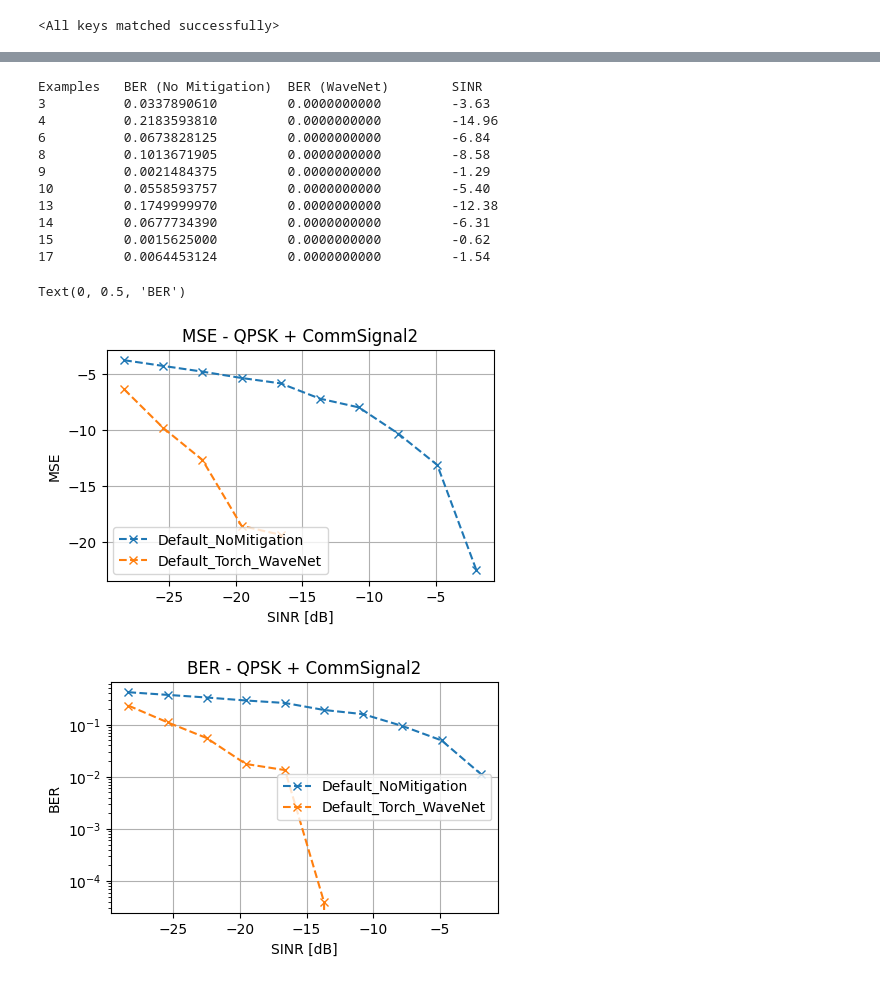
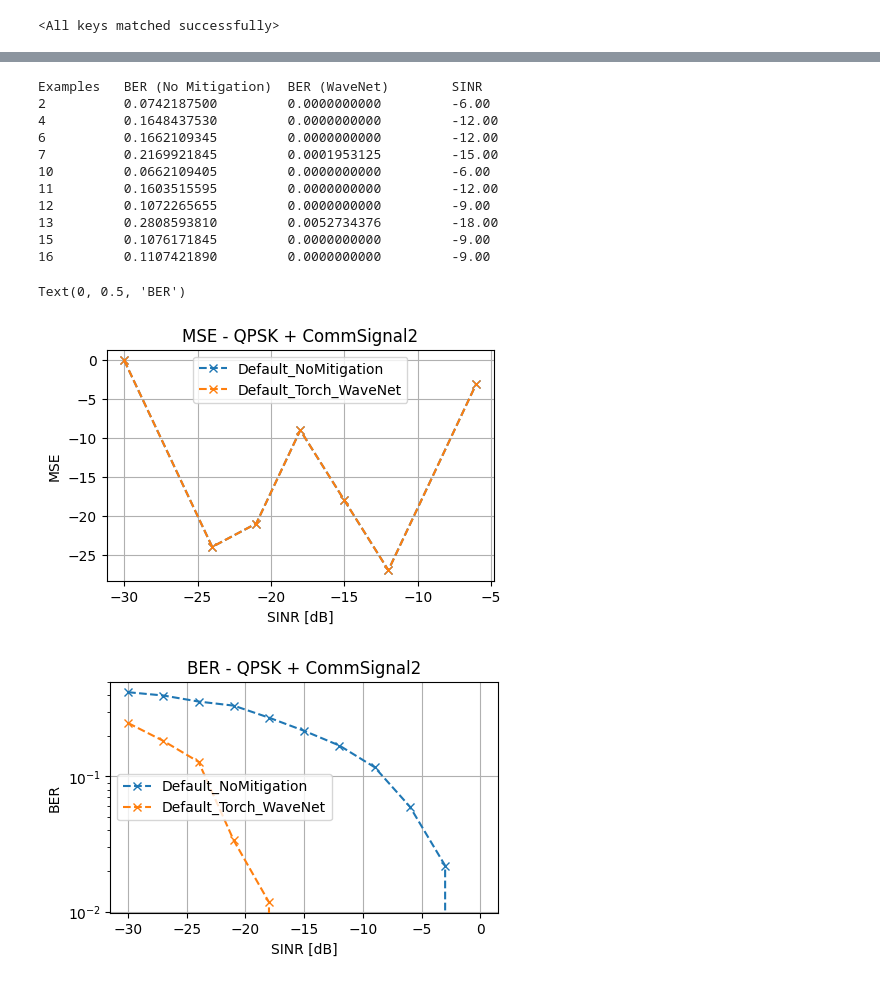
Before and after one commit to AhmedTarek62/ENEL645_ML_Project_RF_Challenge, a Jupyter notebook: notebooks/RFC_Default_Torch_WaveNet_inference.ipynb, the cells around one changed output, grey strips where cells are left out. Drawn from its saved outputs; the diff is of its cells as text; code cells hidden in the pictures.

```diff
--- a/notebooks/RFC_Default_Torch_WaveNet_inference.ipynb
+++ b/notebooks/RFC_Default_Torch_WaveNet_inference.ipynb
@@ -44,6 +43,6 @@ dataset = SigSepDataset(dataset_dir=dataset_path, samples_per_batch=batch_size)
 loader = DataLoader(dataset, batch_size=batch_size, shuffle=True)
 # %%
 batch = next(iter(loader))
-soi_mix, soi_target, intrf_type, sinr_db = batch
-soi_mix.shape, soi_target.shape, intrf_type.shape, sinr_db.shape
+soi_mix, soi_target, msg_bits, intrf_type, sinr_db = batch
+soi_mix.shape, soi_target.shape, msg_bits.shape, intrf_type.shape, sinr_db.shape
 # %% [output]
@@ -89,28 +89,32 @@ model.eval()
 
 sinr_all = []
 soi_target = []
+msg_bits_all = []
 soi_no_mitigation = []
 soi_est = []
 
 for i, batch in enumerate(loader):
     # if i == 3:
     #     break
-    sample_soi_mix, sample_soi_target, intrf_type, sinr_db = batch
+    sample_soi_mix, sample_soi_target, msg_bits, intrf_type, sinr_db = batch
     idx = intrf_files.index(interference_type)
     sample_soi_mix, sample_soi_target = sample_soi_mix[intrf_type == idx].to(
         device), sample_soi_target[intrf_type == idx].to(device)
     sinr_db = sinr_db[intrf_type == idx]
+    msg_bits = msg_bits[intrf_type == idx]
 
     sample_soi_hat = model(sample_soi_mix)
 
     soi_target.extend(sample_soi_target.cpu().detach().numpy())
     sinr_all.extend(sinr_db.numpy())
+    msg_bits_all.extend(msg_bits.numpy())
     soi_no_mitigation.extend(sample_soi_mix.cpu().detach().numpy())
     soi_est.extend(sample_soi_hat.cpu().detach().numpy())
 
 soi_target = np.array(soi_target)
 sinr_all = np.array(sinr_all)
+msg_bits_all = np.array(msg_bits_all)
 soi_no_mitigation = np.array(soi_no_mitigation)
 soi_est = np.array(soi_est)
-soi_target.shape, sinr_all.shape, soi_no_mitigation.shape, soi_est.shape
+soi_target.shape, sinr_all.shape, msg_bits_all.shape, soi_no_mitigation.shape, soi_est.shape
 # %% [output]
@@ -149,14 +142,14 @@ def get_sinr_db(s, i): return get_db(get_sinr(s, i))
 # %%
 # evaluate the mse
 mse_no_mitigation = get_db(
-    np.mean(np.abs(bit_demod - bit_no_mitigation)**2, axis=-1))
-mse_wavenet = get_db(np.mean(np.abs(bit_demod - bit_est)**2, axis=-1))
+    np.mean(np.abs(msg_bits_all - bit_no_mitigation)**2, axis=-1))
+mse_wavenet = get_db(np.mean(np.abs(msg_bits_all - bit_est)**2, axis=-1))
 # %%
 # evaluate the bit error rate
 ber_no_mitigation = np.mean(
-    bit_no_mitigation != bit_demod, axis=-1).astype(np.float32)
+    bit_no_mitigation != msg_bits_all, axis=-1).astype(np.float32)
 ber_wavenet = np.mean(
-    bit_est != bit_demod, axis=-1).astype(np.float32)
+    bit_est != msg_bits_all, axis=-1).astype(np.float32)
 print(f"{'Examples':<10} {'BER (No Mitigation)':<20} {'BER (WaveNet)':<20} {'SINR':<10}")
 count = 0
 for i, (ber1, ber2) in enumerate(zip(ber_no_mitigation, ber_wavenet)):
@@ -168,16 +161,16 @@ for i, (ber1, ber2) in enumerate(zip(ber_no_mitigation, ber_wavenet)):
             break
 # %% [output]
 Examples   BER (No Mitigation)  BER (WaveNet)        SINR
-3          0.0337890610         0.0000000000         -3.63
-4          0.2183593810         0.0000000000         -14.96
-6          0.0673828125         0.0000000000         -6.84
-8          0.1013671905         0.0000000000         -8.58
-9          0.0021484375         0.0000000000         -1.29
-10         0.0558593757         0.0000000000         -5.40
-13         0.1749999970         0.0000000000         -12.38
-14         0.0677734390         0.0000000000         -6.31
-15         0.0015625000         0.0000000000         -0.62
-17         0.0064453124         0.0000000000         -1.54
+2          0.0742187500         0.0000000000         -6.00
+4          0.1648437530         0.0000000000         -12.00
+6          0.1662109345         0.0000000000         -12.00
+7          0.2169921845         0.0001953125         -15.00
+10         0.0662109405         0.0000000000         -6.00
+11         0.1603515595         0.0000000000         -12.00
+12         0.1072265655         0.0000000000         -9.00
+13         0.2808593810         0.0052734376         -18.00
+15         0.1076171845         0.0000000000         -9.00
+16         0.1107421890         0.0000000000         -9.00
 # %%
 def get_smoothed(sinr, ber, npoints=50):
     bins = np.linspace(sinr.min(), sinr.max(), npoints)
@@ -190,28 +183,32 @@ def get_smoothed(sinr, ber, npoints=50):
     return bin_centers, bin_means
 # %%
 plt.figure(figsize=(5, 3))
-plt.plot(*get_smoothed(sinr_all, mse_no_mitigation,
-         11), "x--", label="Default_NoMitigation")
-plt.plot(*get_smoothed(sinr_all, mse_wavenet,
-         11), "x--", label="Default_Torch_WaveNet")
+mse_no_mitigation = dict(zip(sinr_all, mse_no_mitigation))
+mse_wavenet = dict(zip(sinr_all, mse_wavenet))
+plt.plot(*zip(*sorted(mse_no_mitigation.items())),
+         "x--", label="Default_NoMitigation")
+plt.plot(*zip(*sorted(mse_wavenet.items())),
+         "x--", label="Default_Torch_WaveNet")
 plt.grid()
 plt.legend()
 plt.title(f"MSE - {soi_type} + {interference_type}")
 plt.xlabel("SINR [dB]")
 plt.ylabel("MSE")
 
 plt.figure(figsize=(5, 3))
-plt.semilogy(*get_smoothed(sinr_all, ber_no_mitigation,
-             11), "x--", label="Default_NoMitigation")
-plt.semilogy(*get_smoothed(sinr_all, ber_wavenet,
-             11), "x--", label="Default_Torch_WaveNet")
+ber_no_mitigation = dict(zip(sinr_all, ber_no_mitigation))
+ber_wavenet = dict(zip(sinr_all, ber_wavenet))
+plt.semilogy(*zip(*sorted(ber_no_mitigation.items())),
+             "x--", label="Default_NoMitigation")
+plt.semilogy(*zip(*sorted(ber_wavenet.items())),
+             "x--", label="Default_Torch_WaveNet")
 
 plt.grid()
 plt.legend()
 plt.title(f"BER - {soi_type} + {interference_type}")
 plt.xlabel("SINR [dB]")
 plt.ylabel("BER")
 # %% [output]
 Text(0, 0.5, 'BER')
-[figure, old version]
+[figure, new version]
-[figure, old version]
+[figure, new version]
```
Also changed, not shown: parts of 8 cells of this notebook, 7 other files.
